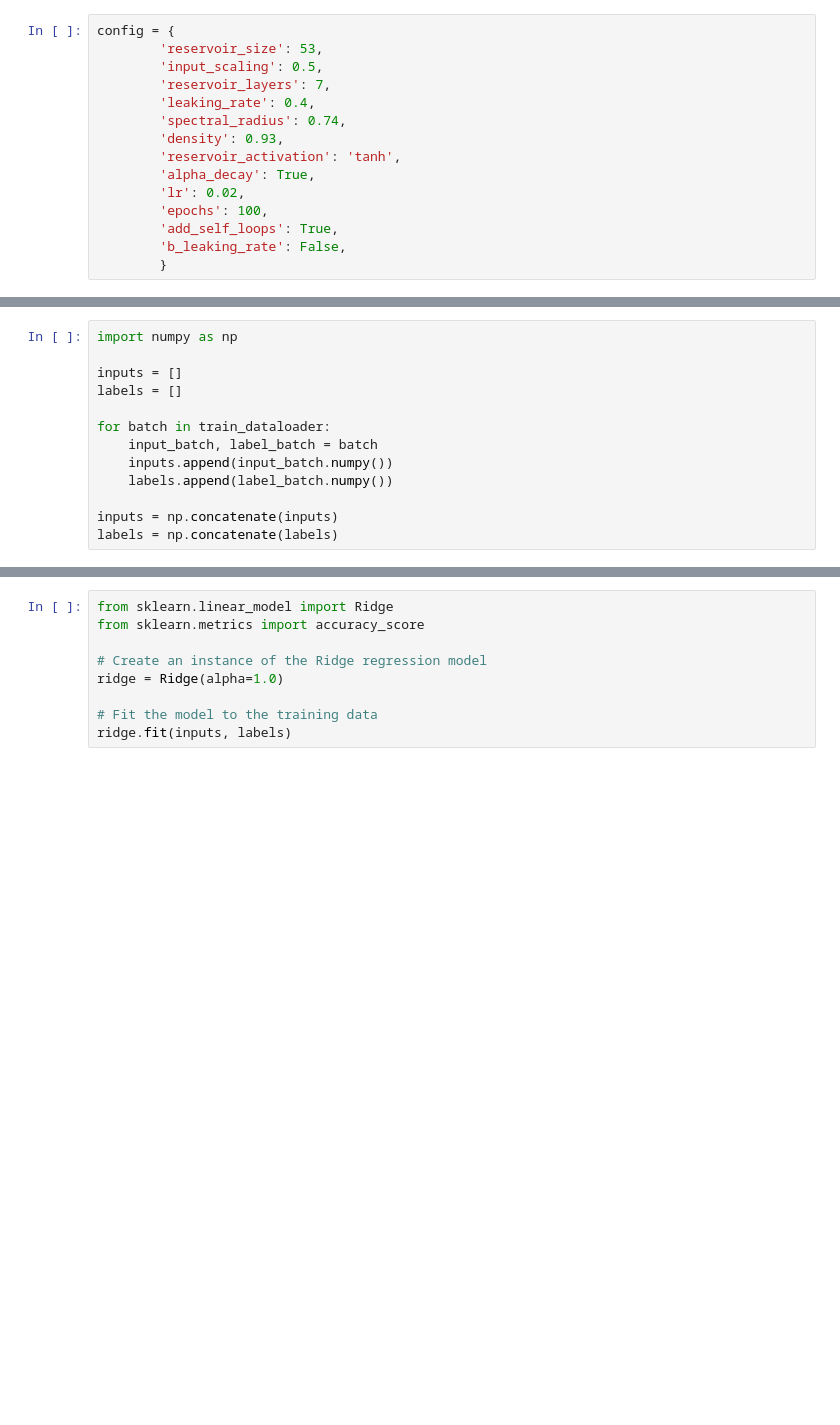
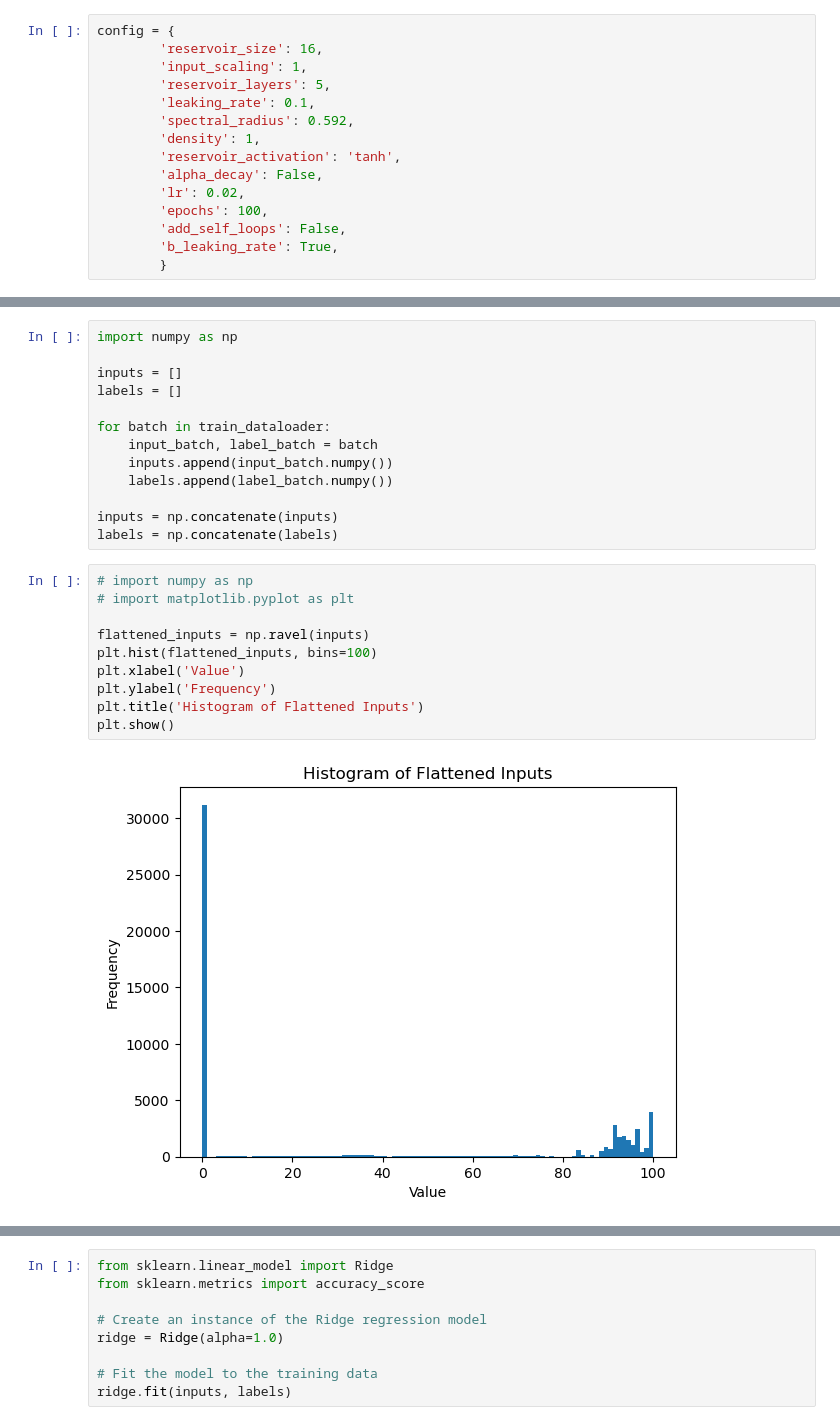
Before and after one commit to NGMLGroup/Koopman-TGNN-Interpretability, a Jupyter notebook: DynGESN_DMD_classification.ipynb, the cells around one changed output, grey strips where cells are left out. Cells and saved outputs as stored; diff of their text form; blank space fills up the shorter version.

```diff
--- a/DynGESN_DMD_classification.ipynb
+++ b/DynGESN_DMD_classification.ipynb
@@ -35,18 +35,18 @@ for more datasets:
 https://github.com/dtortorella/dyngraphesn/tree/master
 # %%
 config = {
-        'reservoir_size': 53,
-        'input_scaling': 0.5,
-        'reservoir_layers': 7,
-        'leaking_rate': 0.4,
-        'spectral_radius': 0.74,
-        'density': 0.93,
+        'reservoir_size': 16,
+        'input_scaling': 1,
+        'reservoir_layers': 5,
+        'leaking_rate': 0.1,
+        'spectral_radius': 0.592,
+        'density': 1,
         'reservoir_activation': 'tanh',
-        'alpha_decay': True,
+        'alpha_decay': False,
         'lr': 0.02,
         'epochs': 100,
-        'add_self_loops': True,
-        'b_leaking_rate': False,
+        'add_self_loops': False,
+        'b_leaking_rate': True,
         }
 # %%
 train_dataloader, test_dataloader, val_dataloader, states = process_FB(config, device, ignore_file=True, verbose=True)
@@ -71,3 +69,15 @@ for batch in train_dataloader:
 
 inputs = np.concatenate(inputs)
 labels = np.concatenate(labels)
+# %%
+# import numpy as np
+# import matplotlib.pyplot as plt
+
+flattened_inputs = np.ravel(inputs)
+plt.hist(flattened_inputs, bins=100)
+plt.xlabel('Value')
+plt.ylabel('Frequency')
+plt.title('Histogram of Flattened Inputs')
+plt.show()
+# %% [output]
+[figure, added]
```
Also changed, not shown: parts of 4 cells of this notebook, 6 other files.
